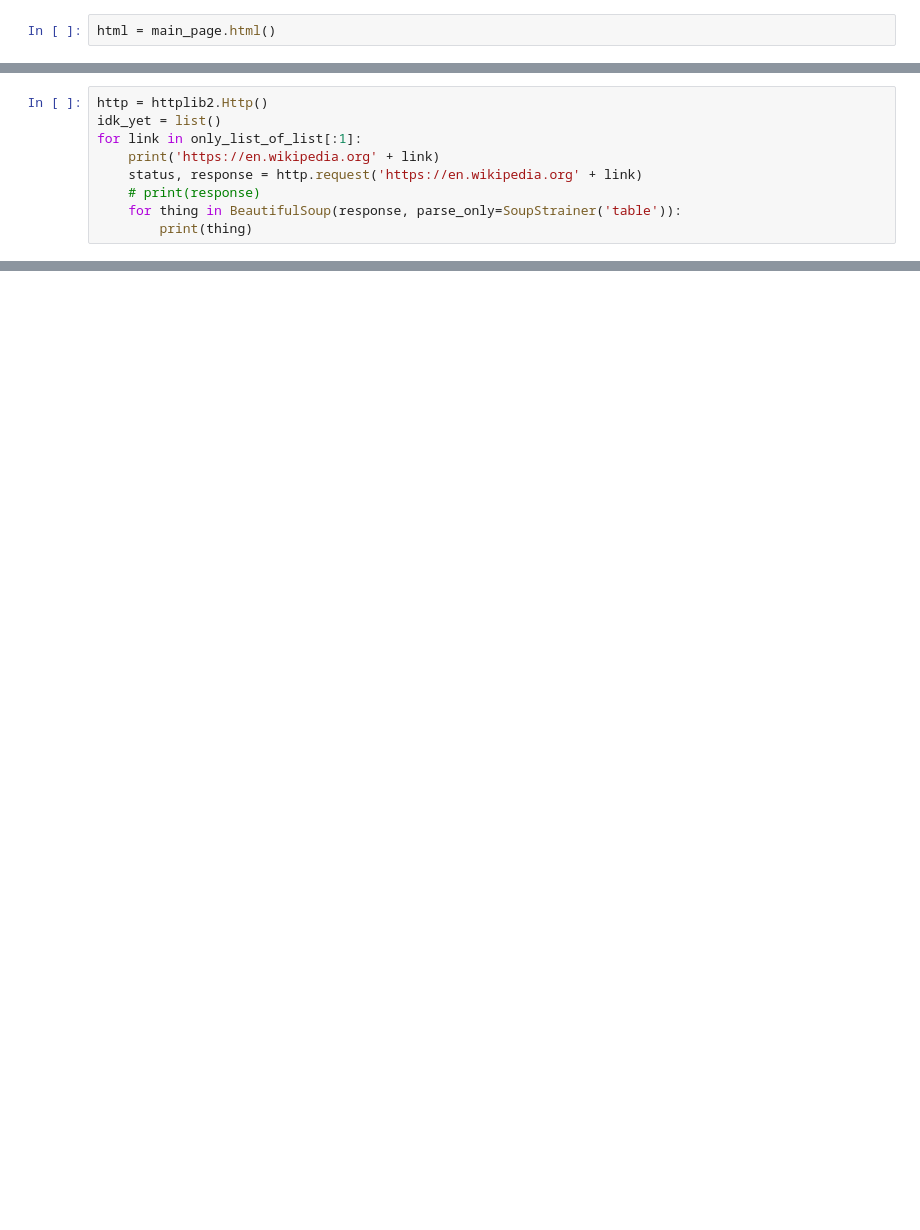
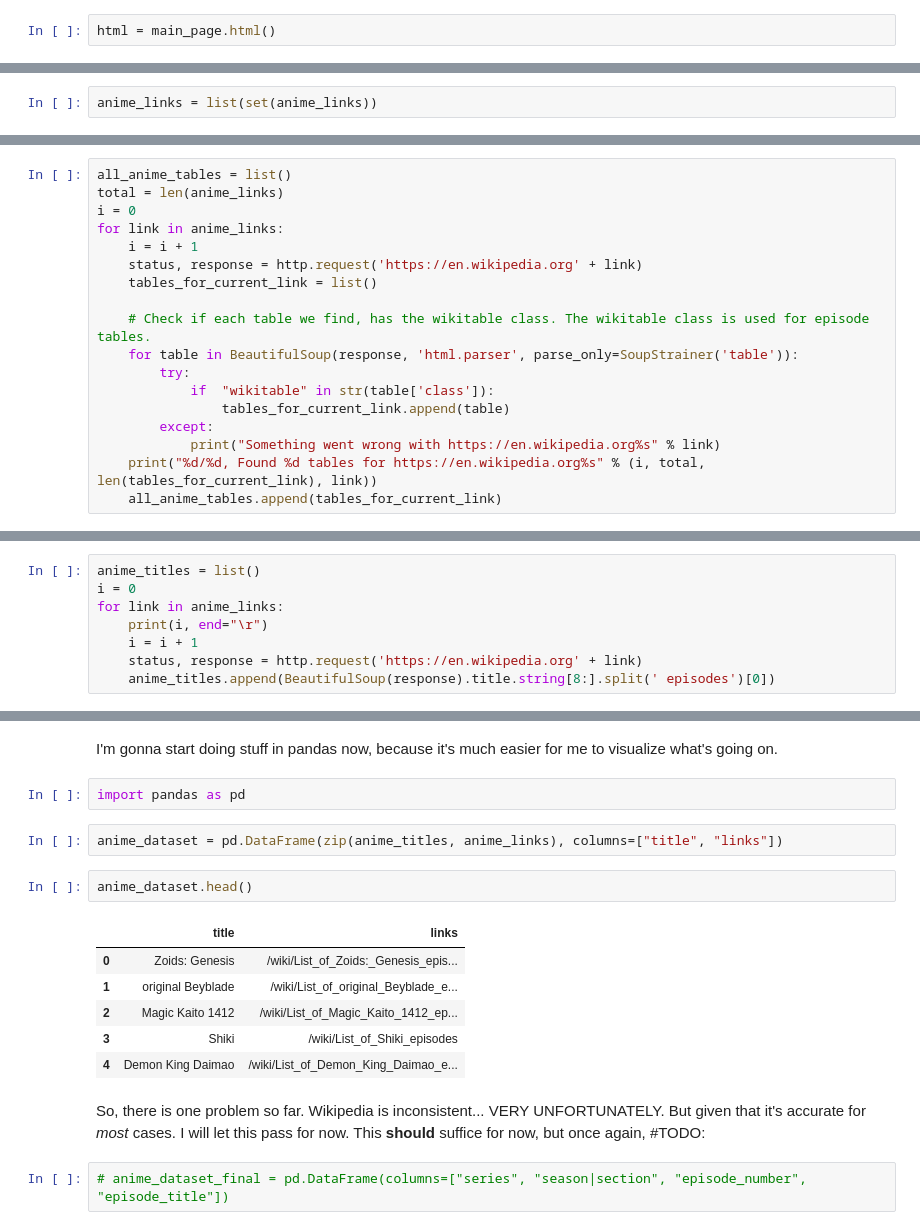
Before and after one commit to Saqibur/Batch-Rename-V2, a Jupyter notebook: scripts/Anime Data Builder.ipynb, the cells around one changed output, grey strips where cells are left out. Cells and saved outputs as stored; diff of their text form; blank space fills up the shorter version.

Commit message:
Add finalized notebook

```diff
--- a/scripts/Anime Data Builder.ipynb
+++ b/scripts/Anime Data Builder.ipynb
@@ -81 +97,3 @@ only_list_of_list = list(filter(lambda x : x.startswith('/wiki/List_of_'), anime
+# %%
+anime_links = list(set(anime_links))
 # %%
@@ -88,0 +120,18 @@ only_list_of_list[5]
+# %%
+all_anime_tables = list()
+total = len(anime_links)
+i = 0
+for link in anime_links:
+    i = i + 1
+    status, response = http.request('https://en.wikipedia.org' + link)
+    tables_for_current_link = list()
+
+    # Check if each table we find, has the wikitable class. The wikitable class is used for episode tables.
+    for table in BeautifulSoup(response, 'html.parser', parse_only=SoupStrainer('table')):
+        try:
+            if  "wikitable" in str(table['class']):
+                tables_for_current_link.append(table)
+        except:
+            print("Something went wrong with https://en.wikipedia.org%s" % link)
+    print("%d/%d, Found %d tables for https://en.wikipedia.org%s" % (i, total, len(tables_for_current_link), link))
+    all_anime_tables.append(tables_for_current_link)
@@ -89,10 +158,9 @@ only_list_of_list[5]
 # %%
-http = httplib2.Http()
-idk_yet = list()
-for link in only_list_of_list[:1]:
-    print('https://en.wikipedia.org' + link)
+anime_titles = list()
+i = 0
+for link in anime_links:
+    print(i, end="\r")
+    i = i + 1
     status, response = http.request('https://en.wikipedia.org' + link)
-    # print(response)
-    for thing in BeautifulSoup(response, parse_only=SoupStrainer('table')):
-        print(thing)
+    anime_titles.append(BeautifulSoup(response).title.string[8:].split(' episodes')[0])
 # %% [output]
@@ -115,0 +187,19 @@ Teito uses the power of the Eye of Mikhail to summon Frau, Castor, Labrador, Lan
+# %% [markdown]
+I'm gonna start doing stuff in pandas now, because it's much easier for me to visualize what's going on.
+# %%
+import pandas as pd
+# %%
+anime_dataset = pd.DataFrame(zip(anime_titles, anime_links), columns=["title", "links"])
+# %%
+anime_dataset.head()
+# %% [output]
+|  | title | links |
+| 0 | Zoids: Genesis | /wiki/List_of_Zoids:_Genesis_epis... |
+| 1 | original Beyblade | /wiki/List_of_original_Beyblade_e... |
+| 2 | Magic Kaito 1412 | /wiki/List_of_Magic_Kaito_1412_ep... |
+| 3 | Shiki | /wiki/List_of_Shiki_episodes |
+| 4 | Demon King Daimao | /wiki/List_of_Demon_King_Daimao_e... |
+# %% [markdown]
+So, there is one problem so far. Wikipedia is inconsistent... VERY UNFORTUNATELY. But given that it's accurate for *most* cases. I will let this pass for now. This **should** suffice for now, but once again, #TODO:
+# %%
+# anime_dataset_final = pd.DataFrame(columns=["series", "season|section", "episode_number", "episode_title"])
```
Also changed, not shown: parts of 34 cells of this notebook.
